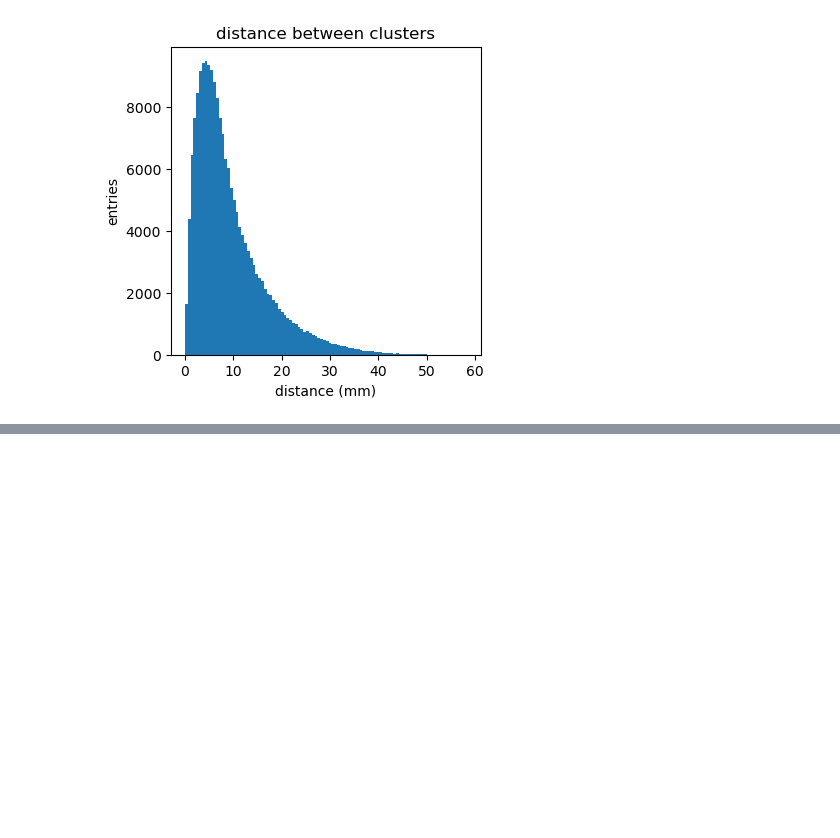
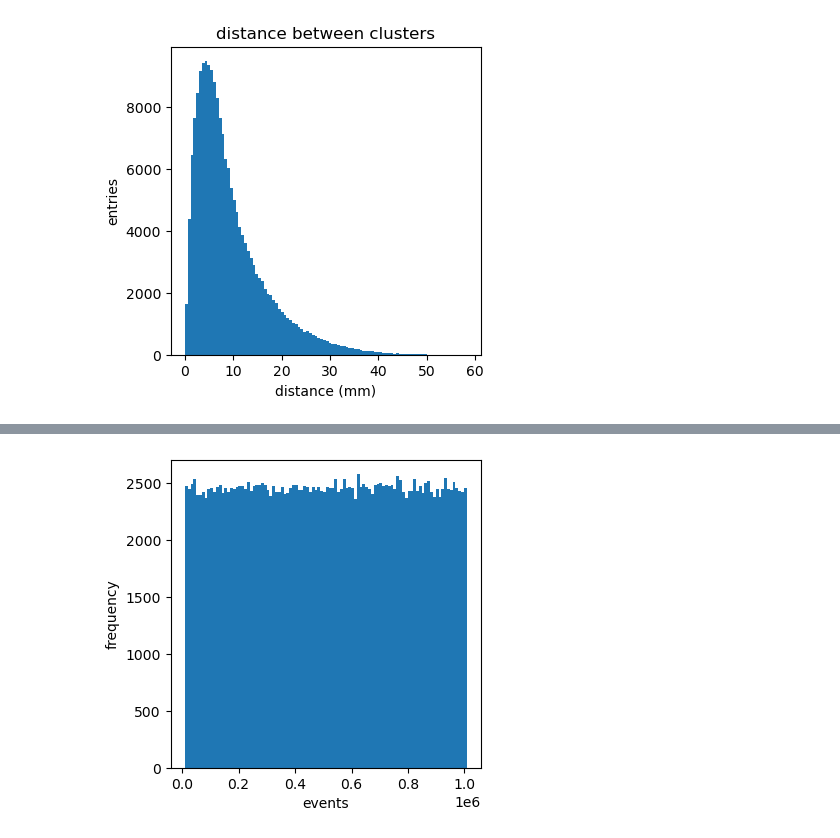
Before and after one commit to jjgomezcadenas/pymono, a Jupyter notebook: notebooks/cnnStudyApril2024/SelectMonolithicCsI.ipynb, the cells around one changed output, grey strips where cells are left out. Drawn from its saved outputs; the diff is of its cells as text; code cells hidden in the pictures; blank space fills up the shorter version.

```diff
--- a/notebooks/cnnStudyApril2024/SelectMonolithicCsI.ipynb
+++ b/notebooks/cnnStudyApril2024/SelectMonolithicCsI.ipynb
@@ -920,0 +924,4 @@ dfnc.to_csv('dfnc.csv', index=False)
+# %%
+df1cs =df1c.sort_values(by='event_id')
+
+df1cs
@@ -920,0 +942,4 @@ dfnc.to_csv('dfnc.csv', index=False)
+# %%
+h = histoplot(df1cs.event_id, "events", "frequency", bins=100, figsize=(4,4), title="")
+# %% [output]
+[figure, added]
```
Also changed, not shown: parts of 9 cells of this notebook, 19 other files.
